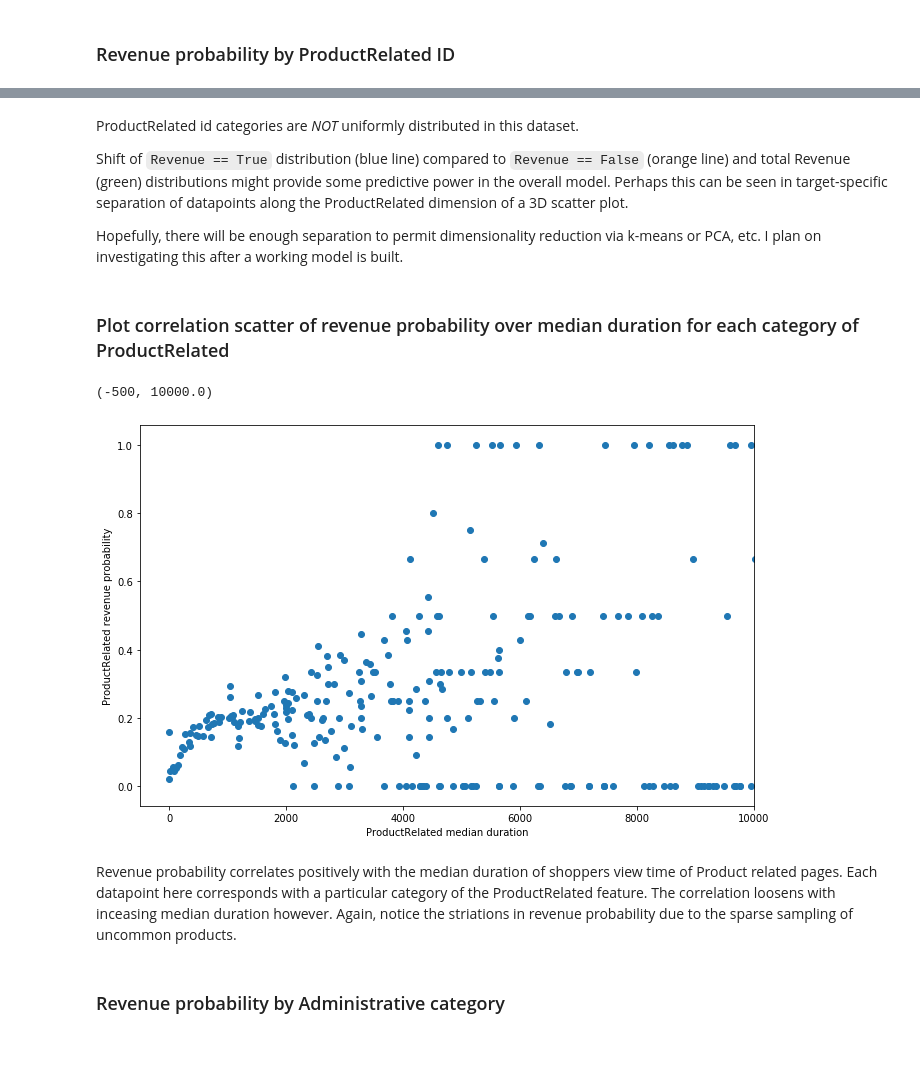
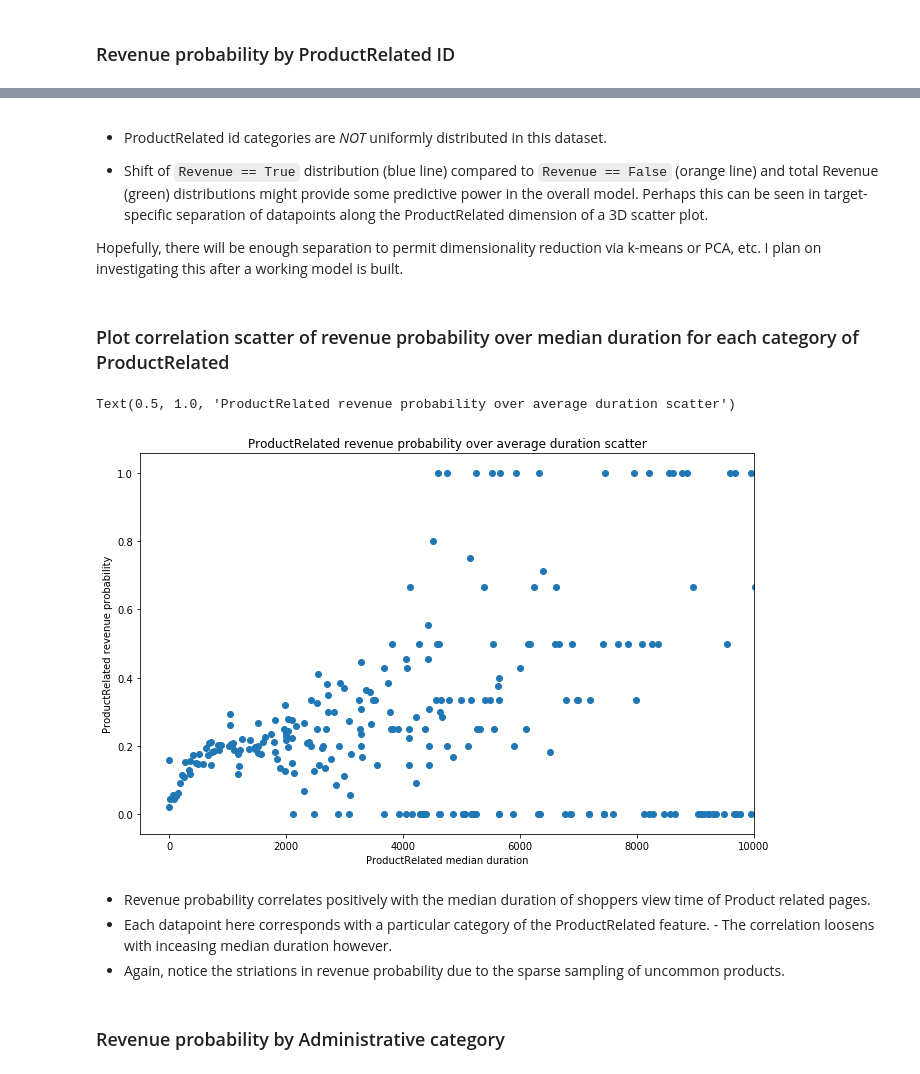
Before and after one commit to rweaton/online-shopper-revenue, a Jupyter notebook: ShopperIntentModels.ipynb, the cells around one changed output, grey strips where cells are left out. Cells and saved outputs as stored; diff of their text form; code cells hidden in the pictures.

```diff
--- a/ShopperIntentModels.ipynb
+++ b/ShopperIntentModels.ipynb
@@ -160,0 +166,4 @@ def BayesHitProbByCatFeat2(targsVec, featureVec, targVal, featValuesSet):
+# %%
+def RevProbGivenFeatCat(targsVec, featureVec, targVal, featValuesSet):
+    return {fv: np.sum(targsVec[featureVec == fv] == targVal
+                      ) / targsVec[featureVec == fv].shape[0] for fv in featValuesSet}
@@ -281,7 +309,7 @@ The Region feature by itself does not appear to be strong predictor of Revenue h
 # %% [markdown]
 ### Revenue probability by ProductRelated ID
 # %%
-prodRelRevProbs = BayesHitProbByCatFeat2(shopIntent_df['Revenue'].values,
+prodRelRevProbs = RevProbGivenFeatCat(shopIntent_df['Revenue'].values,
                        shopIntent_df['ProductRelated'].values,
                        True,
                        feature_diversity['ProductRelated'])
@@ -322,32 +352,35 @@ Text(0.5, 1.0, 'Proportion of Target values across ProjectRelated categories')
 # %% [markdown]
-ProductRelated id categories are *NOT* uniformly distributed in this dataset.
+- ProductRelated id categories are *NOT* uniformly distributed in this dataset.
 
-Shift of `Revenue == True` distribution (blue line) compared to `Revenue == False` (orange line) and total Revenue (green) distributions might provide some predictive power in the overall model.  Perhaps this can be seen in target-specific separation of datapoints along the ProductRelated dimension of a 3D scatter plot.
+- Shift of `Revenue == True` distribution (blue line) compared to `Revenue == False` (orange line) and total Revenue (green) distributions might provide some predictive power in the overall model.  Perhaps this can be seen in target-specific separation of datapoints along the ProductRelated dimension of a 3D scatter plot.
 
 Hopefully, there will be enough separation to permit dimensionality reduction via k-means or PCA, etc.  I plan on investigating this after a working model is built.
 # %% [markdown]
 ### Plot correlation scatter of revenue probability over median duration for each category of ProductRelated
 # %%
-def MedianDurationByCatFeat(dursVec, featureVec, featValuesSet):
+def MedianDurationGivenFeatCat(dursVec, featureVec, featValuesSet):
     return {fv: np.median(dursVec[featureVec == fv]) for fv in featValuesSet}
 # %%
-prodRelMedDurs = MedianDurationByCatFeat(shopIntent_df['ProductRelated_Duration'].values,
+prodRelMedDurs = MedianDurationGivenFeatCat(shopIntent_df['ProductRelated_Duration'].values,
                                        shopIntent_df['ProductRelated'].values,
                                        feature_diversity['ProductRelated'])
 
 fig2, ax2 = plt.subplots(nrows=1, ncols=1)
 fig2.set_size_inches(11,7)
 xVec = np.array([prodRelMedDurs[kv] for kv in feature_diversity['ProductRelated']])
 yVec = np.array([prodRelRevProbs[kv] for kv in feature_diversity['ProductRelated']])
 ax2.scatter(xVec, yVec)
 ax2.set_ylabel('ProductRelated revenue probability')
 ax2.set_xlabel('ProductRelated median duration')
 ax2.set_xlim([-500,1e4])
+ax2.set_title('ProductRelated revenue probability over average duration scatter')
 # %% [output]
-(-500, 10000.0)
+Text(0.5, 1.0, 'ProductRelated revenue probability over average duration scatter')
-[figure, old version]
+[figure, new version]
 # %% [markdown]
-Revenue probability correlates positively with the median duration of shoppers view time of Product related pages.  Each datapoint here corresponds with a particular category of the ProductRelated feature. The correlation loosens with inceasing median duration however. Again, notice the striations in revenue probability due to the sparse sampling of uncommon products.
+- Revenue probability correlates positively with the median duration of shoppers view time of Product related pages.
+- Each datapoint here corresponds with a particular category of the ProductRelated feature. - The correlation loosens with inceasing median duration however.
+- Again, notice the striations in revenue probability due to the sparse sampling of uncommon products.
 # %% [markdown]
 ### Revenue probability by Administrative category
 # %%
```
Also changed, not shown: parts of 141 cells of this notebook.
